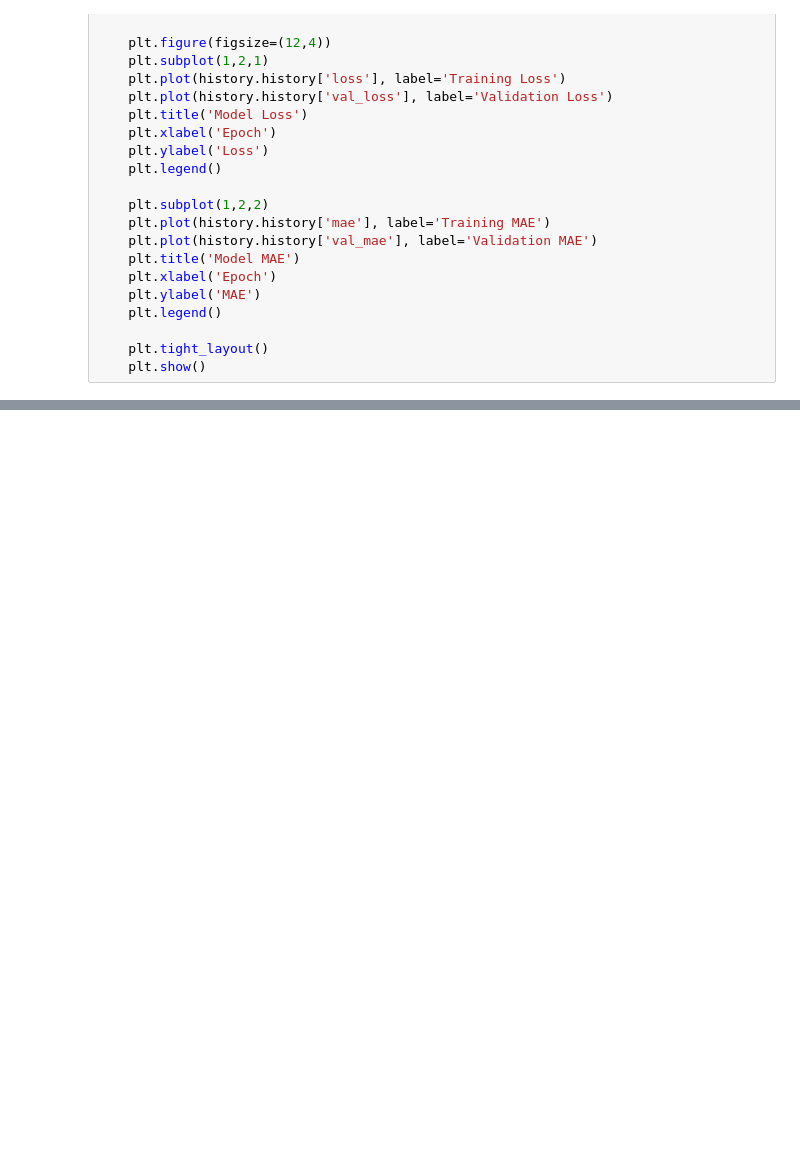
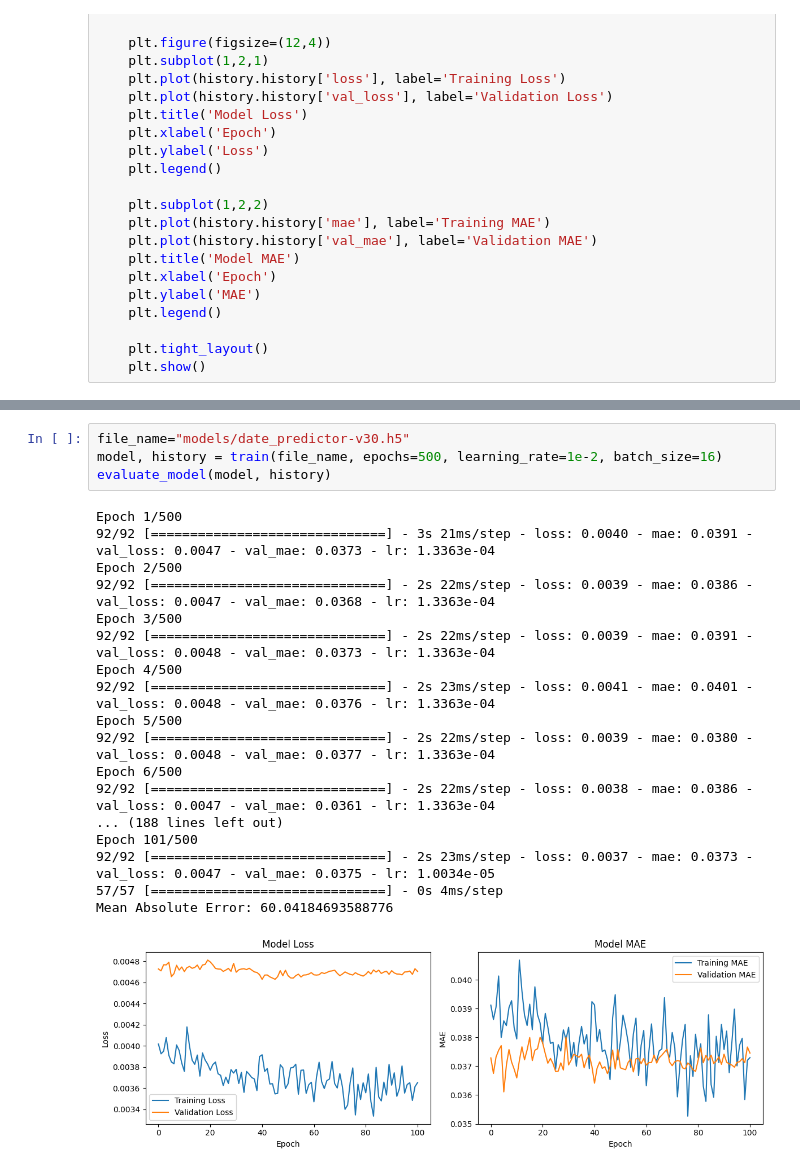
Before and after one commit to jack-stow/machine-learning-final, a Jupyter notebook: ancient_text_dater.ipynb, the cells around one changed output, grey strips where cells are left out. Drawn from its saved outputs; the diff is of its cells as text; blank space fills up the shorter version.

```diff
--- a/ancient_text_dater.ipynb
+++ b/ancient_text_dater.ipynb
@@ -833,0 +962,23 @@ evaluate_model(model, history)
+# %%
+file_name="models/date_predictor-v30.h5"
+model, history = train(file_name, epochs=500, learning_rate=1e-2, batch_size=16)
+evaluate_model(model, history)
+# %% [output]
+Epoch 1/500
+92/92 [==============================] - 3s 21ms/step - loss: 0.0040 - mae: 0.0391 - val_loss: 0.0047 - val_mae: 0.0373 - lr: 1.3363e-04
+Epoch 2/500
+92/92 [==============================] - 2s 22ms/step - loss: 0.0039 - mae: 0.0386 - val_loss: 0.0047 - val_mae: 0.0368 - lr: 1.3363e-04
+Epoch 3/500
+92/92 [==============================] - 2s 22ms/step - loss: 0.0039 - mae: 0.0391 - val_loss: 0.0048 - val_mae: 0.0373 - lr: 1.3363e-04
+Epoch 4/500
+92/92 [==============================] - 2s 23ms/step - loss: 0.0041 - mae: 0.0401 - val_loss: 0.0048 - val_mae: 0.0376 - lr: 1.3363e-04
+Epoch 5/500
+92/92 [==============================] - 2s 22ms/step - loss: 0.0039 - mae: 0.0380 - val_loss: 0.0048 - val_mae: 0.0377 - lr: 1.3363e-04
+Epoch 6/500
+92/92 [==============================] - 2s 22ms/step - loss: 0.0038 - mae: 0.0386 - val_loss: 0.0047 - val_mae: 0.0361 - lr: 1.3363e-04
+... (188 lines left out)
+Epoch 101/500
+92/92 [==============================] - 2s 23ms/step - loss: 0.0037 - mae: 0.0373 - val_loss: 0.0047 - val_mae: 0.0375 - lr: 1.0034e-05
+57/57 [==============================] - 0s 4ms/step
+Mean Absolute Error: 60.04184693588776
+[figure, added]
```
Also changed, not shown: parts of 35 cells of this notebook.
